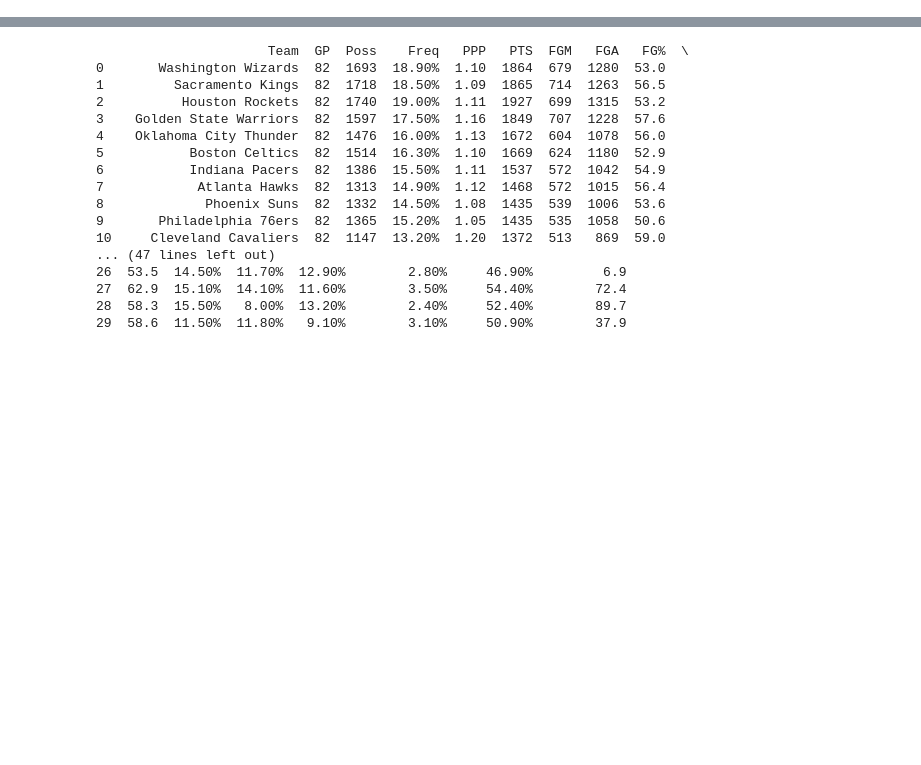
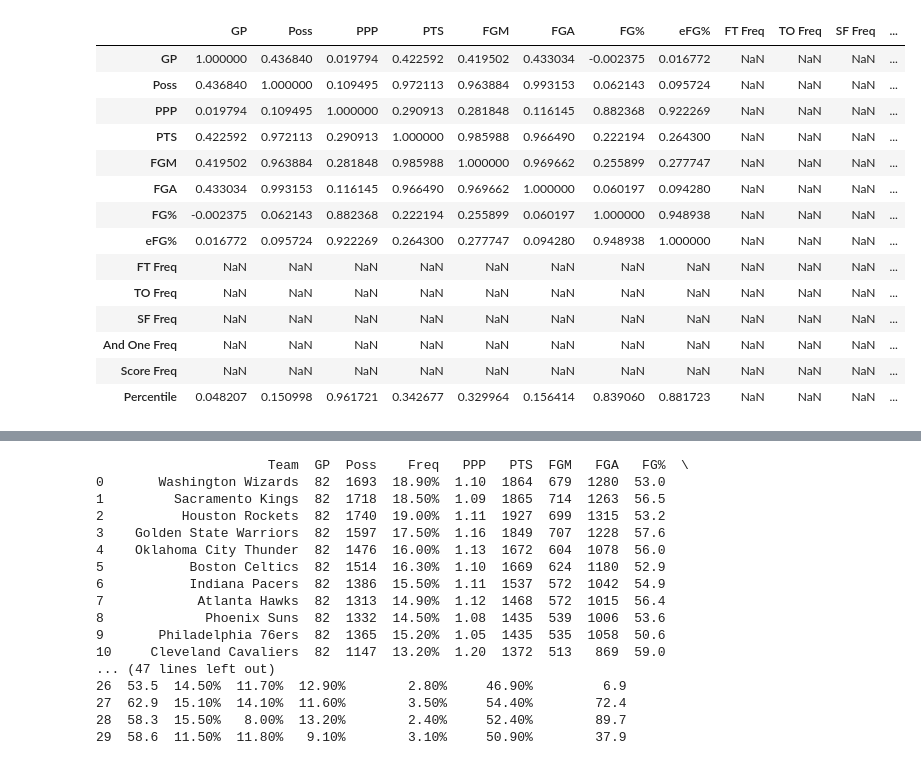
Before and after one commit to carterkbrantley/ga-data-science, a Jupyter notebook: Final-Project/Part 3/Part 3 Version 2.ipynb, the cells around one changed output, grey strips where cells are left out. Drawn from its saved outputs; the diff is of its cells as text; code cells hidden in the pictures; blank space fills up the shorter version.

```diff
--- a/Final-Project/Part 3/Part 3 Version 2.ipynb
+++ b/Final-Project/Part 3/Part 3 Version 2.ipynb
@@ -44,0 +24,20 @@ team_put_backs = pd.read_csv('Team - Put Backs.csv')
+# %%
+player_hand_off = pd.read_csv('Player - Hand Off.csv')
+frame = pd.DataFrame(player_hand_off, columns=['Team', 'GP', 'Poss', 'Freq', 'PPP', 'PTS', 'FGM', 'FGA', 'FG%', 'eFG%', 'FT Freq', 'TO Freq', 'SF Freq', 'And One Freq', 'Score Freq', 'Percentile' ])
+frame.corr()
+# %% [output]
+|  | GP | Poss | PPP | PTS | FGM | FGA | FG% | eFG% | FT Freq | TO Freq | SF Freq | ... |
+| GP | 1.000000 | 0.436840 | 0.019794 | 0.422592 | 0.419502 | 0.433034 | -0.002375 | 0.016772 | NaN | NaN | NaN | ... |
+| Poss | 0.436840 | 1.000000 | 0.109495 | 0.972113 | 0.963884 | 0.993153 | 0.062143 | 0.095724 | NaN | NaN | NaN | ... |
+| PPP | 0.019794 | 0.109495 | 1.000000 | 0.290913 | 0.281848 | 0.116145 | 0.882368 | 0.922269 | NaN | NaN | NaN | ... |
+| PTS | 0.422592 | 0.972113 | 0.290913 | 1.000000 | 0.985988 | 0.966490 | 0.222194 | 0.264300 | NaN | NaN | NaN | ... |
+| FGM | 0.419502 | 0.963884 | 0.281848 | 0.985988 | 1.000000 | 0.969662 | 0.255899 | 0.277747 | NaN | NaN | NaN | ... |
+| FGA | 0.433034 | 0.993153 | 0.116145 | 0.966490 | 0.969662 | 1.000000 | 0.060197 | 0.094280 | NaN | NaN | NaN | ... |
+| FG% | -0.002375 | 0.062143 | 0.882368 | 0.222194 | 0.255899 | 0.060197 | 1.000000 | 0.948938 | NaN | NaN | NaN | ... |
+| eFG% | 0.016772 | 0.095724 | 0.922269 | 0.264300 | 0.277747 | 0.094280 | 0.948938 | 1.000000 | NaN | NaN | NaN | ... |
+| FT Freq | NaN | NaN | NaN | NaN | NaN | NaN | NaN | NaN | NaN | NaN | NaN | ... |
+| TO Freq | NaN | NaN | NaN | NaN | NaN | NaN | NaN | NaN | NaN | NaN | NaN | ... |
+| SF Freq | NaN | NaN | NaN | NaN | NaN | NaN | NaN | NaN | NaN | NaN | NaN | ... |
+| And One Freq | NaN | NaN | NaN | NaN | NaN | NaN | NaN | NaN | NaN | NaN | NaN | ... |
+| Score Freq | NaN | NaN | NaN | NaN | NaN | NaN | NaN | NaN | NaN | NaN | NaN | ... |
+| Percentile | 0.048207 | 0.150998 | 0.961721 | 0.342677 | 0.329964 | 0.156414 | 0.839060 | 0.881723 | NaN | NaN | NaN | ... |
```
Also changed, not shown: parts of 36 cells of this notebook.
